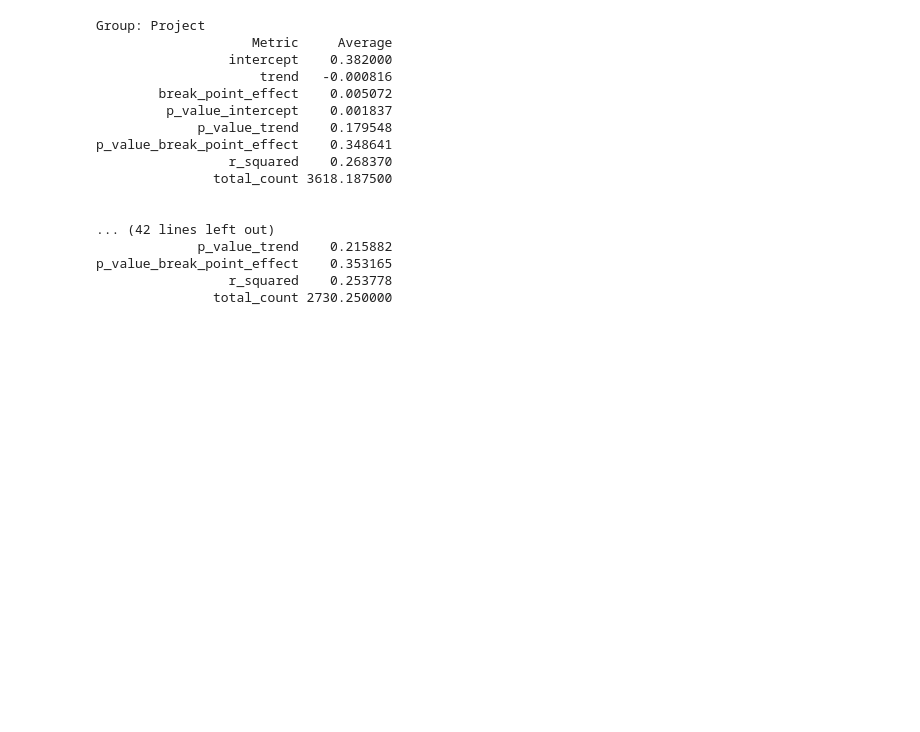
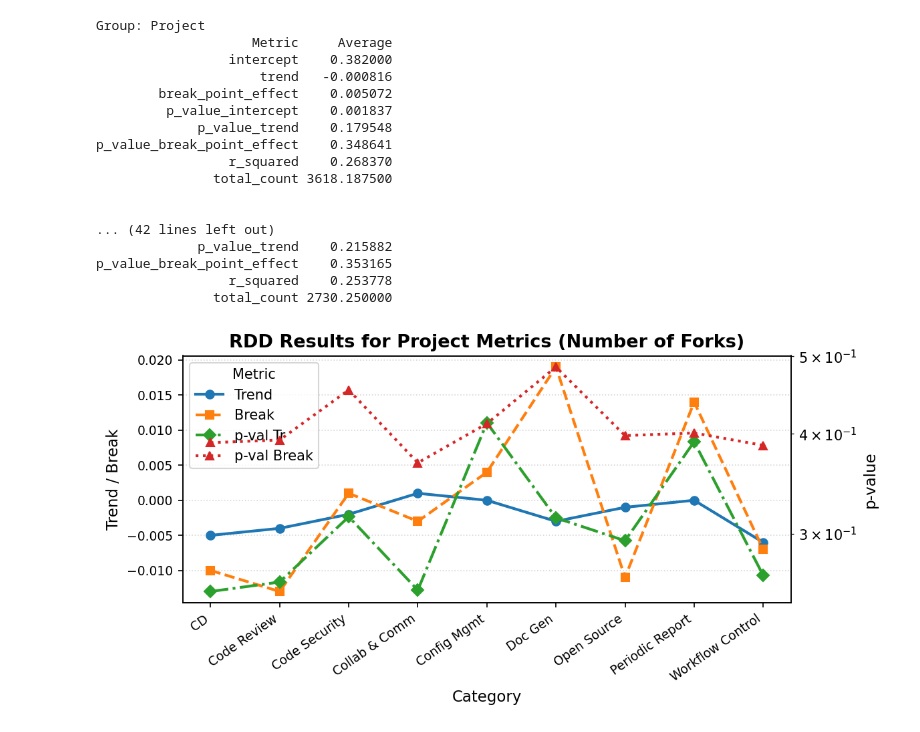
Before and after one commit to justanyone2023/OSS_Bot_Taxonomy_and_Analysis, a Jupyter notebook: RQ2_bot_evluation_process/05Visualization.ipynb, the cells around one changed output. Drawn from its saved outputs; the diff is of its cells as text; code cells hidden in the pictures; blank space fills up the shorter version.

```diff
--- a/RQ2_bot_evluation_process/05Visualization.ipynb
+++ b/RQ2_bot_evluation_process/05Visualization.ipynb
@@ -53,3 +53,84 @@ p_value_break_point_effect    0.348641
 p_value_break_point_effect    0.353165
                  r_squared    0.253778
                total_count 2730.250000
+# %%
+import pandas as pd
+import matplotlib.pyplot as plt
+
+data = [
+    # Number of Forks
+    ["Number of Forks", "CD", 0.403, -0.005, -0.010, 0.001, 0.254, 0.390, 0.228, 10806],
+    ["Number of Forks", "Code Review", 0.405, -0.004, -0.013, 0.001, 0.261, 0.393, 0.225, 11234],
+    ["Number of Forks", "Code Security", 0.405, -0.002, 0.001, 0.002, 0.315, 0.454, 0.183, 700],
+    ["Number of Forks", "Collab & Comm", 0.408, 0.001, -0.003, 0.001, 0.255, 0.368, 0.244, 478],
+    ["Number of Forks", "Config Mgmt", 0.423, -0.000, 0.004, 0.001, 0.413, 0.412, 0.180, 183],
+    ["Number of Forks", "Doc Gen", 0.409, -0.003, 0.019, 0.001, 0.314, 0.485, 0.179, 340],
+    ["Number of Forks", "Open Source", 0.412, -0.001, -0.011, 0.001, 0.294, 0.398, 0.210, 996],
+    ["Number of Forks", "Periodic Report", 0.415, -0.000, 0.014, 0.001, 0.391, 0.401, 0.186, 189],
+    ["Number of Forks", "Workflow Control", 0.402, -0.006, -0.007, 0.001, 0.266, 0.387, 0.222, 2836],
+    # Activity of the Project
+    ["Activity of the Project", "CD", 0.395, -0.002, 0.029, 0.001, 0.194, 0.310, 0.271, 10589],
+    ["Activity of the Project", "Code Review", 0.397, -0.001, 0.029, 0.001, 0.195, 0.315, 0.272, 11121],
+    ["Activity of the Project", "Code Security", 0.404, -0.000, 0.030, 0.001, 0.169, 0.301, 0.308, 738],
+    ["Activity of the Project", "Collab & Comm", 0.431, 0.005, 0.011, 0.000, 0.116, 0.329, 0.311, 495],
+    ["Activity of the Project", "Config Mgmt", 0.448, 0.005, 0.008, 0.000, 0.111, 0.352, 0.305, 199],
+    ["Activity of the Project", "Doc Gen", 0.417, -0.000, 0.018, 0.000, 0.089, 0.389, 0.326, 358],
+    ["Activity of the Project", "Open Source", 0.427, -0.001, -0.002, 0.001, 0.162, 0.326, 0.309, 1028],
+    ["Activity of the Project", "Periodic Report", 0.442, 0.006, 0.010, 0.000, 0.102, 0.346, 0.322, 208],
+    ["Activity of the Project", "Workflow Control", 0.391, -0.004, 0.042, 0.001, 0.197, 0.303, 0.275, 2920],
+    # Number of Stars
+    ["Number of Stars", "CDs", 0.335, -0.006, -0.006, 0.004, 0.214, 0.371, 0.242, 12411],
+    ["Number of Stars", "Code Review", 0.339, -0.005, -0.007, 0.003, 0.214, 0.372, 0.242, 12862],
+    ["Number of Stars", "Code Security", 0.341, -0.003, -0.003, 0.003, 0.227, 0.359, 0.225, 781],
+    ["Number of Stars", "Collab & Comm", 0.340, -0.001, -0.013, 0.003, 0.228, 0.341, 0.250, 526],
+    ["Number of Stars", "Config Mgmt", 0.359, -0.000, -0.022, 0.002, 0.194, 0.364, 0.243, 202],
+    ["Number of Stars", "Doc Gen", 0.367, -0.000, -0.004, 0.002, 0.238, 0.393, 0.224, 359],
+    ["Number of Stars", "Open Source", 0.340, -0.003, -0.001, 0.004, 0.216, 0.358, 0.224, 1128],
+    ["Number of Stars", "Periodic Report", 0.357, -0.000, -0.020, 0.002, 0.179, 0.344, 0.247, 207],
+    ["Number of Stars", "Workflow Control", 0.328, -0.006, 0.010, 0.004, 0.223, 0.367, 0.229, 3278],
+]
+
+columns = ["Metric", "Category", "Int.", "Trend", "Break", "p-val Int", "p-val Tr", "p-val Break", "R2", "Rows"]
+df = pd.DataFrame(data, columns=columns)
+
+# 转换数值型
+for col in ["Trend", "Break", "p-val Tr", "p-val Break"]:
+    df[col] = pd.to_numeric(df[col], errors='coerce')
+
+for metric in df['Metric'].unique():
+    subdf = df[df['Metric'] == metric]
+    categories = subdf['Category'].tolist()
+    x = range(len(categories))
+
+    fig, ax1 = plt.subplots(figsize=(8, 4), dpi=150)
+
+    # 主y轴：Trend 和 Break
+    ax1.plot(x, subdf["Trend"], marker='o', linestyle='-', color='#1f77b4', label="Trend", linewidth=2)
+    ax1.plot(x, subdf["Break"], marker='s', linestyle='--', color='#ff7f0e', label="Break", linewidth=2)
+    ax1.set_xlabel("Category", fontsize=11)
+    ax1.set_ylabel("Trend / Break", fontsize=11)
+    ax1.set_xticks(x)
+    ax1.set_xticklabels(categories, rotation=35, ha='right', fontsize=9)
+    ax1.tick_params(axis='y', labelsize=9)
+    ax1.grid(axis='y', linestyle=':', alpha=0.5)
+
+    # 副y轴：p值
+    ax2 = ax1.twinx()
+    ax2.plot(x, subdf["p-val Tr"], marker='D', linestyle='-.', color='#2ca02c', label="p-val Tr", linewidth=2)
+    ax2.plot(x, subdf["p-val Break"], marker='^', linestyle=':', color='#d62728', label="p-val Break", linewidth=2)
+    ax2.set_ylabel("p-value", fontsize=11)
+    ax2.tick_params(axis='y', labelsize=9)
+    ax2.set_yscale('log')  # p值用对数坐标更直观
+
+    # 合并图例
+    lines1, labels1 = ax1.get_legend_handles_labels()
+    lines2, labels2 = ax2.get_legend_handles_labels()
+    ax1.legend(lines1 + lines2, labels1 + labels2, loc='upper left', fontsize=10, title="Metric")
+
+    plt.title(f"RDD Results for Project Metrics ({metric})", fontsize=13, weight='bold')
+    plt.tight_layout()
+    fname = f"rdd_project_metrics_{metric.replace(' ', '_').replace('/', '_')}_dual_axis.pdf"
+    plt.savefig(fname, bbox_inches='tight')
+    plt.show()
+# %% [output]
+[figure, added]
```
Also changed, not shown: parts of 8 cells of this notebook, 4 other files.
